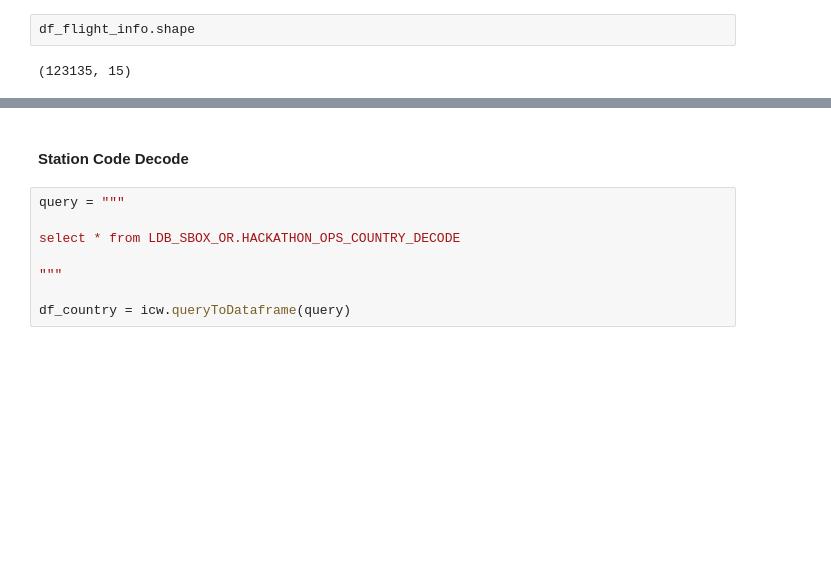
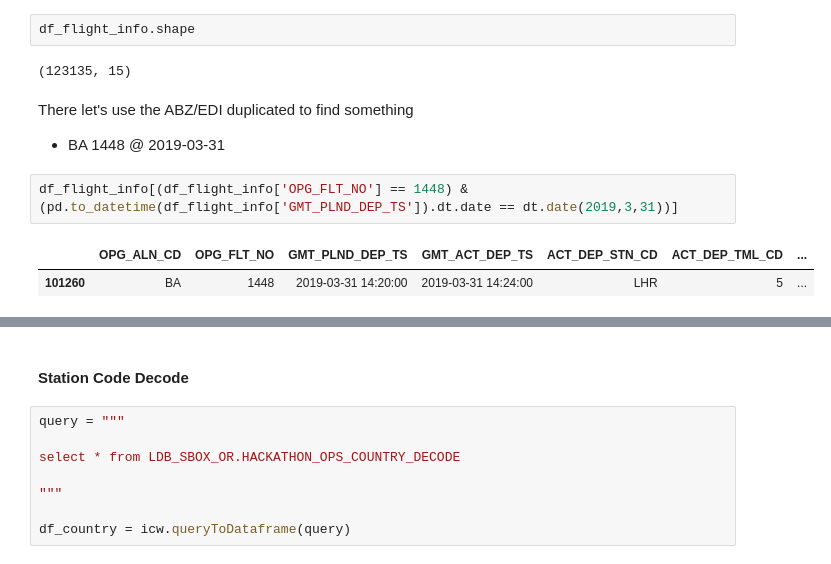
Before and after one commit to IanMaHKG-BA/Hackathon_Team_1, a Jupyter notebook: Ops Hackathon Starter Code_Ian.ipynb, the cells around one changed output, grey strips where cells are left out. Saved outputs shown, nothing was run; the diff lists cells and outputs as text; blank space fills up the shorter version.

```diff
--- a/Ops Hackathon Starter Code_Ian.ipynb
+++ b/Ops Hackathon Starter Code_Ian.ipynb
@@ -109,3 +151,11 @@ df_flight_info.head(10)
 df_flight_info.shape
 # %% [output]
 (123135, 15)
+# %% [markdown]
+There let's use the ABZ/EDI duplicated to find something
+- BA 1448 @ 2019-03-31
+# %%
+df_flight_info[(df_flight_info['OPG_FLT_NO'] == 1448) & (pd.to_datetime(df_flight_info['GMT_PLND_DEP_TS']).dt.date == dt.date(2019,3,31))]
+# %% [output]
+|  | OPG_ALN_CD | OPG_FLT_NO | GMT_PLND_DEP_TS | GMT_ACT_DEP_TS | ACT_DEP_STN_CD | ACT_DEP_TML_CD | ... |
+| 101260 | BA | 1448 | 2019-03-31 14:20:00 | 2019-03-31 14:24:00 | LHR | 5 | ... |
```
Also changed, not shown: parts of 20 cells of this notebook, 1 other file.
